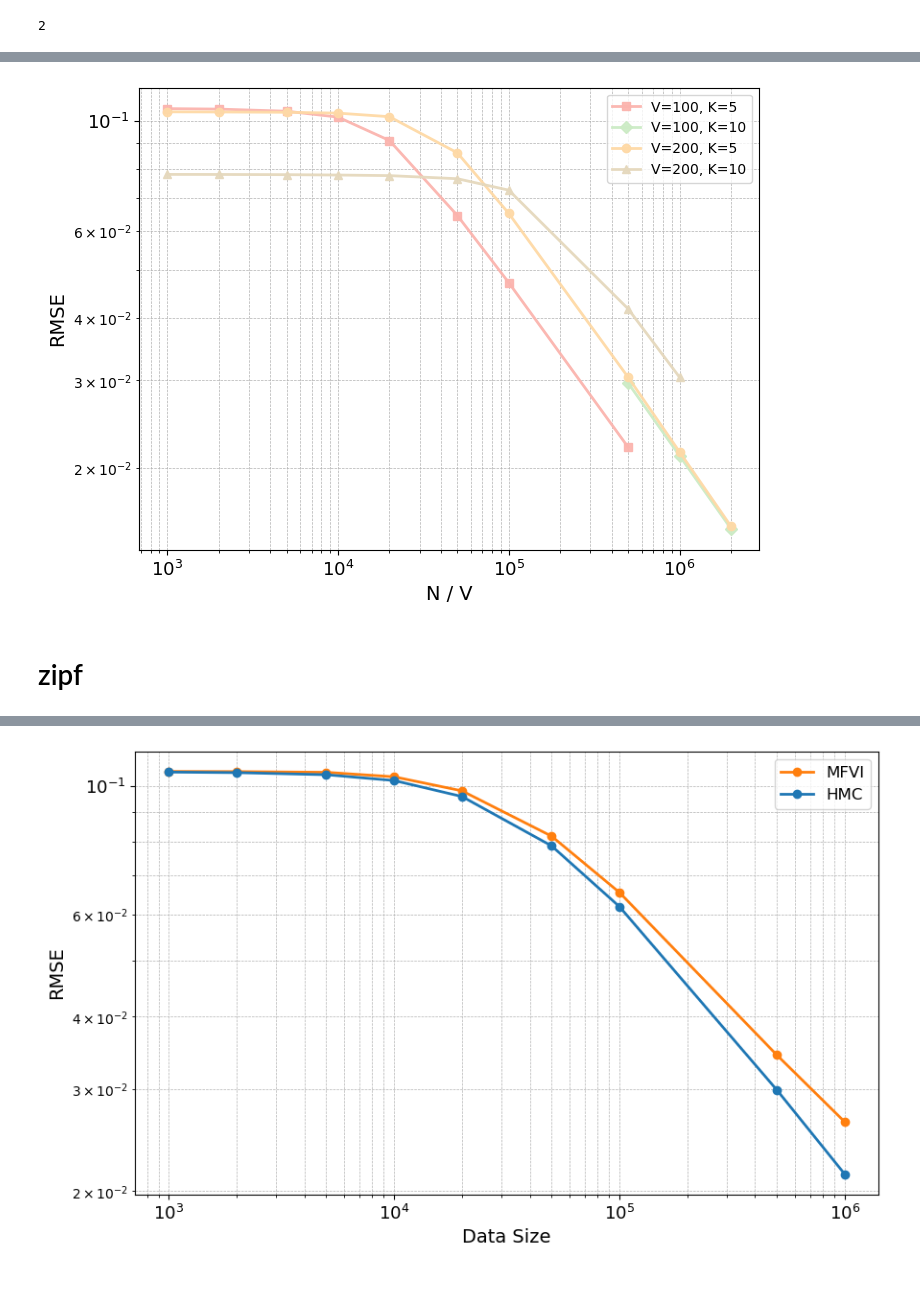
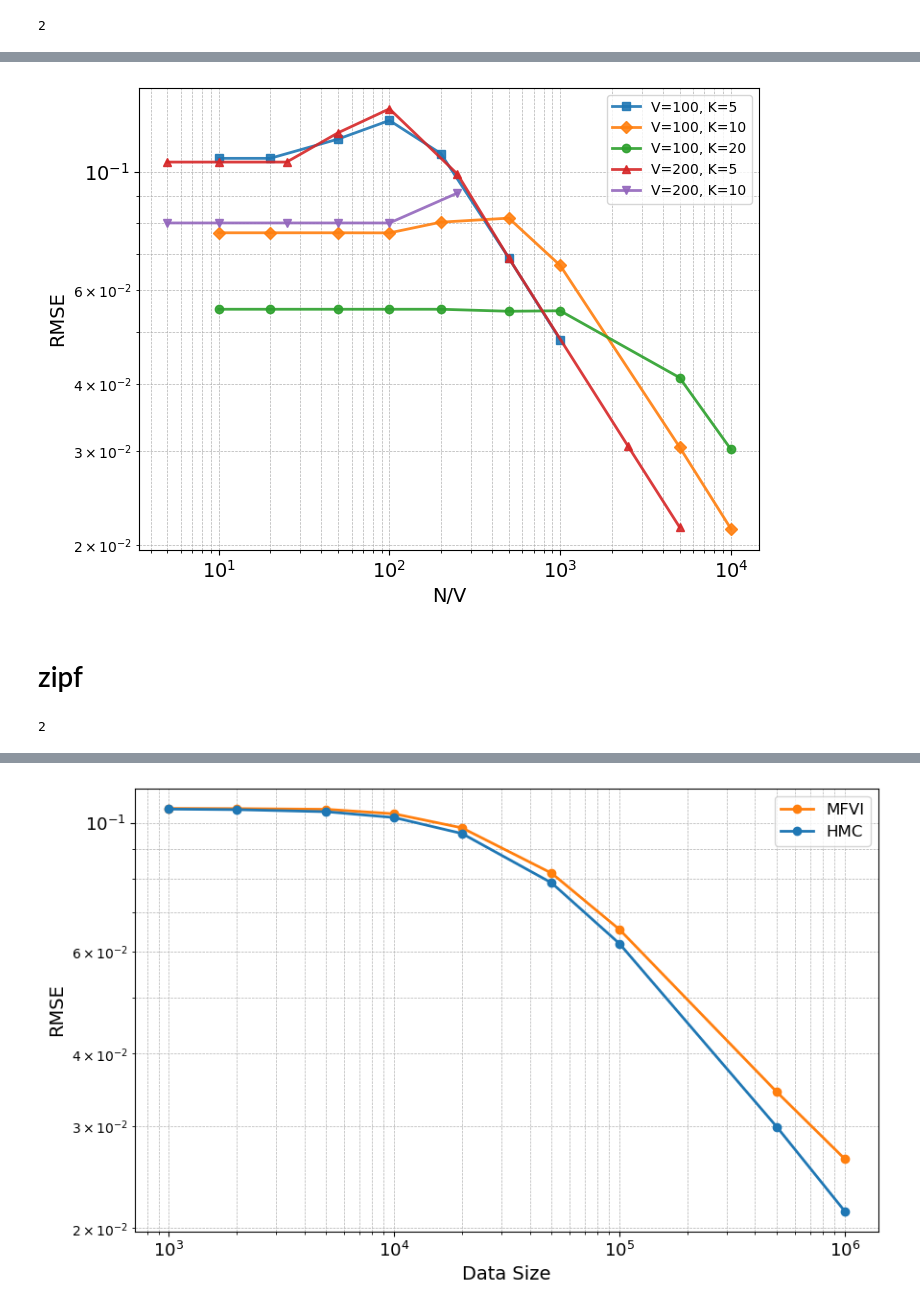
Before and after one commit to ninpnin/embedding-uncertainty-estimation, a Jupyter notebook: plots/rmse_convergence.ipynb, the cells around one changed output, grey strips where cells are left out. Saved outputs shown, nothing was run; the diff lists cells and outputs as text; code cells hidden in the pictures; blank space fills up the shorter version.

Commit message:
Some plots and changes to fit scripts

```diff
--- a/plots/rmse_convergence.ipynb
+++ b/plots/rmse_convergence.ipynb
@@ -237,0 +458,17 @@ NameError: name 'sizes' is not defined
+# %%
+# laplace
+import matplotlib.pyplot as plt
+import matplotlib.cm as cm
+import matplotlib.colors as mcolors
+import pandas as pd
+import numpy as np
+
+dolan = pd.read_csv('laplace-dolan.csv')
+gooby = pd.read_csv('laplace-gooby.csv')
+
+laplace = pd.concat([dolan, gooby])
+
+
+for VK, df in laplace.groupby(['V','K']):
+    print(VK)
+    print(df['N'].value_counts())
@@ -238,48 +502,53 @@ NameError: name 'sizes' is not defined
 # %%
-# per size
+### LAPLACE
 import matplotlib.pyplot as plt
 import matplotlib.cm as cm
 import matplotlib.colors as mcolors
 import pandas as pd
 import numpy as np
 
-dolan = pd.read_csv('coverage-dolan.csv')
-gooby = pd.read_csv('coverage-gooby.csv')
+dolan = pd.read_csv('laplace-dolan.csv')
+gooby = pd.read_csv('laplace-gooby.csv')
 
-gibbs = pd.concat([dolan, gooby])
+laplace = pd.concat([dolan, gooby])
 
 plt.figure(figsize=(8, 6))
 
-cmap = cm.get_cmap('Pastel1', lut=len(gibbs.groupby(['V', 'K'])))
 markers = [ 's', 'D','o', '^', 'v', 'P']
-for idx,((V, K), df) in enumerate(gibbs.groupby(['V', 'K'])):
+for idx,((V, K), df) in enumerate(laplace.groupby(['V', 'K'])):
     # Compute N/V
     #x_values = df['N'] / V
 
     # Compute mean RMSE for each N
-    gibbs_rmse = df.groupby('N')['RMSE'].mean()
+    laplace_rmse = df.groupby('N')['RMSE'].mean()
     if (V,K)==(200,10):
         dff = df
-    x_vals = list(gibbs_rmse.index)
+    x_vals = list(laplace_rmse.index)
+    x_vals = [n/V for n in x_vals]
+
 
     color = cmap((idx)/ len(gibbs.groupby(['V', 'K'])))
     marker = markers[idx % len(markers)]
     # Plot log-log
-    plt.loglog(x_vals, gibbs_rmse,  linestyle='-', label=f'V={V}, K={K}', color=color, alpha=0.95,linewidth=2.0, marker=marker)
+    plt.loglog(x_vals, laplace_rmse,  linestyle='-', label=f'V={V}, K={K}', alpha=0.90,linewidth=2.0, marker=marker) #, color=color
 
 # Labels and legend
-plt.xlabel('N / V', fontsize=14)
+plt.xlabel('N/V', fontsize=14)
 plt.ylabel('RMSE', fontsize=14)
 plt.legend()
 #plt.title('Log-log RMSE vs N/V for each (V,K)')
 plt.grid(True, which="both", linestyle="--", linewidth=0.5)
-plt.yticks(fontsize=13)
-plt.xticks(fontsize=13)
+plt.yticks(fontsize=14)
+plt.xticks(fontsize=14)
 plt.show()
 # %% [output]
-[figure, old version]
+[figure, new version]
 # %% [markdown]
 # zipf
+# %%
+1+1
+# %% [output]
+2
 # %%
 # ZIPF
 def calculate_rmse_per_size(data_dir, saved_fits_dir, inference_method, sizes, D):
```
Also changed, not shown: parts of 20 cells of this notebook, 3 other files.
